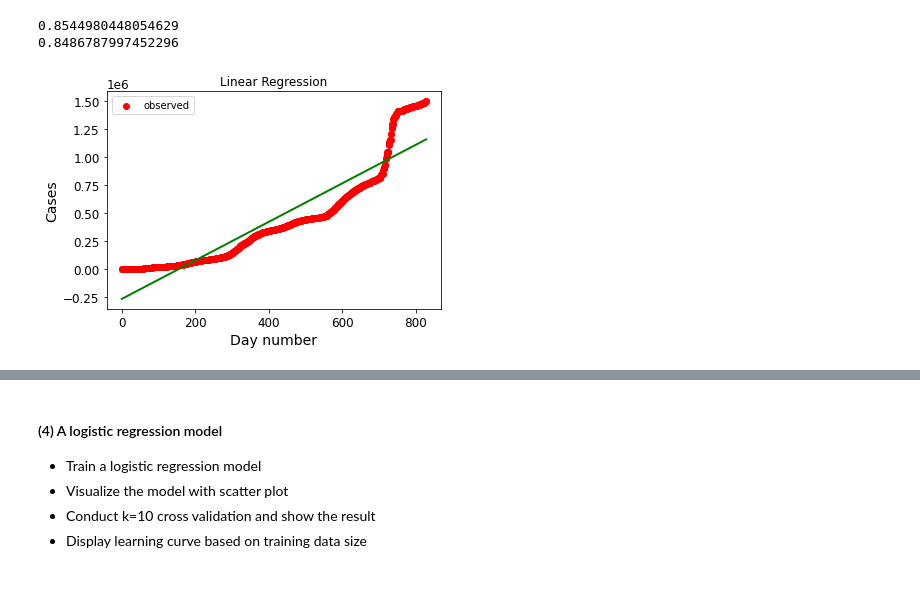
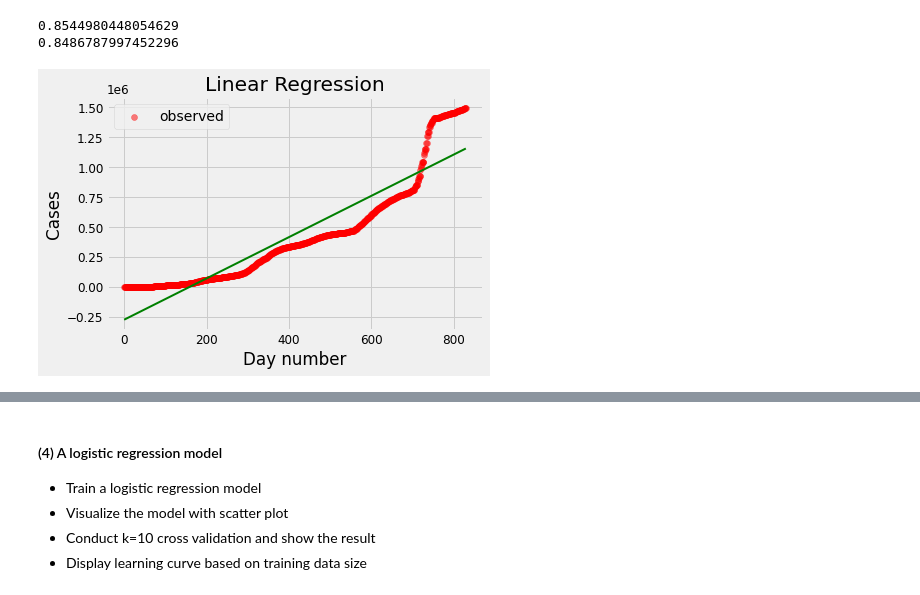
Before and after one commit to alarsen123/ML-HW, a Jupyter notebook: ME5_simpleRegression_COVID19/ME5_simpleRegression_COVID19/simpleLinearRegression.ipynb, the cells around one changed output, grey strips where cells are left out. Cells and saved outputs as stored; diff of their text form; code cells hidden in the pictures.

```diff
--- a/ME5_simpleRegression_COVID19/ME5_simpleRegression_COVID19/simpleLinearRegression.ipynb
+++ b/ME5_simpleRegression_COVID19/ME5_simpleRegression_COVID19/simpleLinearRegression.ipynb
@@ -610,6 +610,7 @@ Datasets are located in a folder: csse_covid_19_data
 
 ##### Obtain data from the Web
 # %%
+plt.style.use('fivethirtyeight')
 import os
 datapath = os.path.join("csse_covid_19_data", "csse_covid_19_data", "")
 
@@ -716,19 +724,19 @@ print(covid_model.score(X_test, y_test))
 0.8486787997452296
 # %%
 # Visualize the model with a scatter plot
-plt.scatter(X, y, c='red', label='observed')
+plt.scatter(X, y, c='red', label='observed', alpha = 0.5)
 plt.legend(loc='best')
 
 plt.xlabel('Day number')
 plt.ylabel('Cases')
 plt.title('Linear Regression')
 
 # plot the regression function
 plt.plot(X, covid_model.predict(X), c='green', label='fitted', linewidth=2)
 
 plt.show()
 # %% [output]
-[figure, old version]
+[figure, new version]
 # %%
 # Conduct cross validation
 kf = KFold(n_splits=10, random_state=None, shuffle=True)
```
Also changed, not shown: parts of 28 cells of this notebook.
